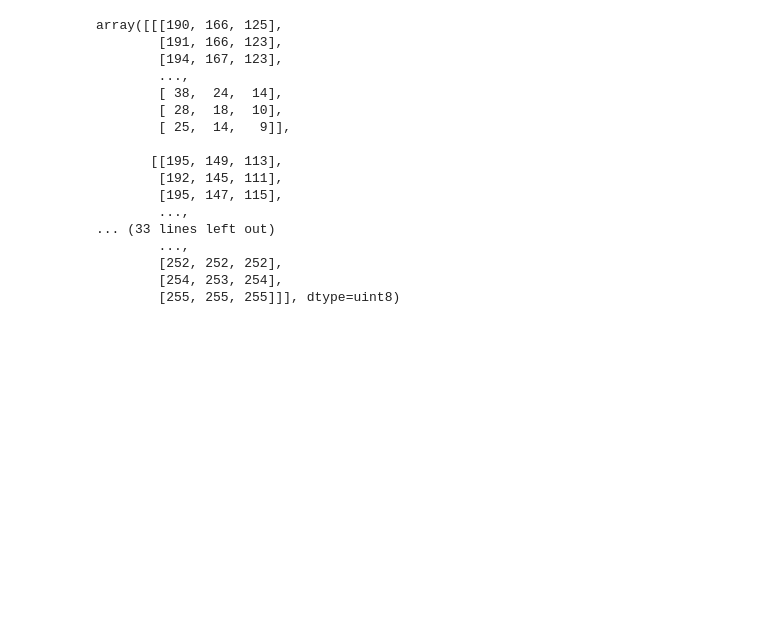
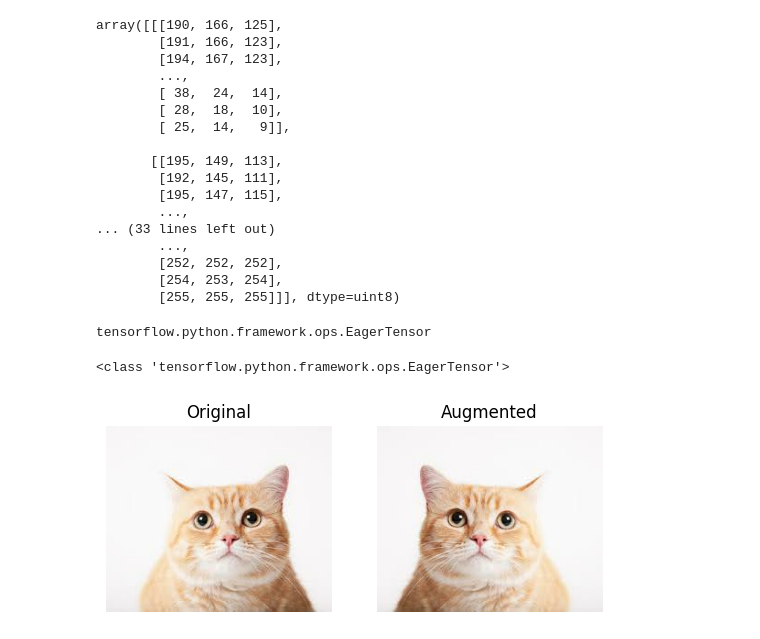
Before and after one commit to JOJUNHYUNG0818/ai, a Jupyter notebook: 7데이터_전처리.ipynb, the cells around one changed output. Drawn from its saved outputs; the diff is of its cells as text; code cells hidden in the pictures; blank space fills up the shorter version.

```diff
--- a/7데이터_전처리.ipynb
+++ b/7데이터_전처리.ipynb
@@ -541,3 +541,36 @@ array([[[190, 166, 125],
         [252, 252, 252],
         [254, 253, 254],
         [255, 255, 255]]], dtype=uint8)
+# %%
+import tensorflow as tf
+import matplotlib.pyplot as plt
+import numpy as np
+
+image_path ="cat.jpg"
+image_string = tf.io.read_file(image_path)
+type(image_string)
+# %% [output]
+tensorflow.python.framework.ops.EagerTensor
+# %%
+image = tf.image.decode_jpeg(image_string,channels=3)
+image.shape
+print(type(image))
+# %% [output]
+<class 'tensorflow.python.framework.ops.EagerTensor'>
+# %%
+def visualize(original,augmented):
+  flg = plt.figure()
+  plt.subplot(1,2,1)
+  plt.title('Original')
+  plt.axis('off')
+  plt.imshow(original)
+  plt.subplot(1,2,2)
+  plt.title('Augmented')
+  plt.axis('off')
+  plt.imshow(augmented)
+  plt.show()
+# %%
+flipped = tf.image.flip_left_right(image)
+visualize(image,flipped)
+# %% [output]
+[figure, added]
```
Also changed, not shown: parts of 10 cells of this notebook.
